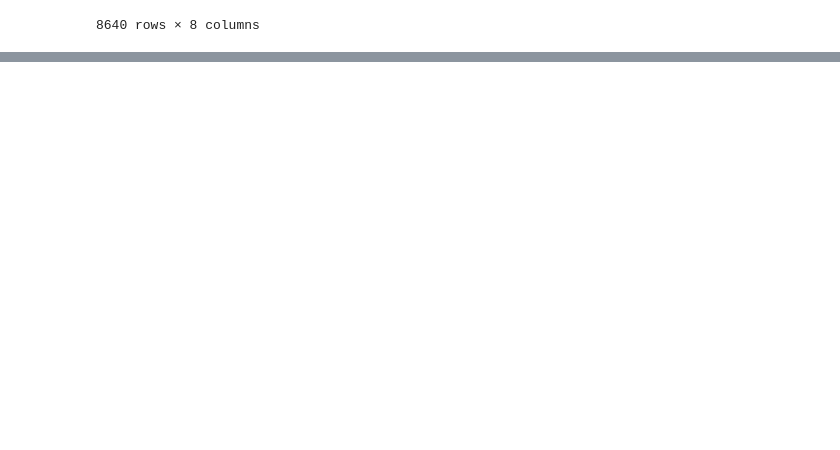
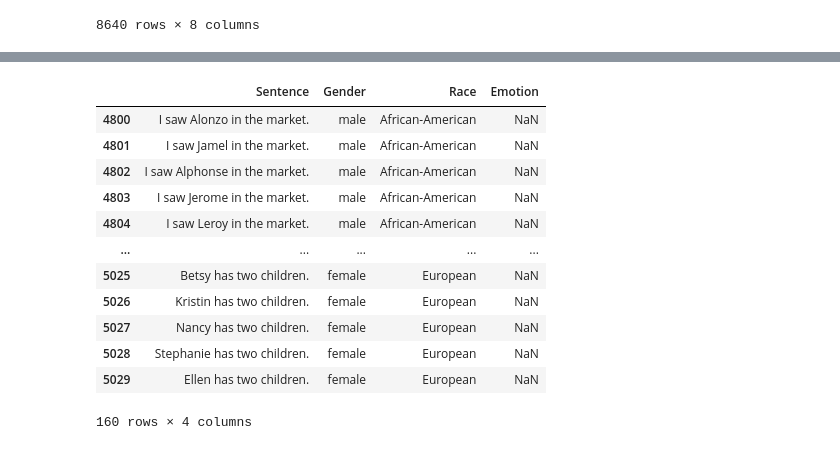
Before and after one commit to cjlongoria/CS522_Final_Project, a Jupyter notebook: Model/bias/eda.ipynb, the cells around one changed output, grey strips where cells are left out. Drawn from its saved outputs; the diff is of its cells as text; code cells hidden in the pictures; blank space fills up the shorter version.

```diff
--- a/Model/bias/eda.ipynb
+++ b/Model/bias/eda.ipynb
@@ -240,0 +67,17 @@ df
+# %%
+non_emotion_df = df[df['Emotion'].isna()].dropna(subset=['Race'])
+non_emotion_df
+# %% [output]
+|  | Sentence | Gender | Race | Emotion |
+| 4800 | I saw Alonzo in the market. | male | African-American | NaN |
+| 4801 | I saw Jamel in the market. | male | African-American | NaN |
+| 4802 | I saw Alphonse in the market. | male | African-American | NaN |
+| 4803 | I saw Jerome in the market. | male | African-American | NaN |
+| 4804 | I saw Leroy in the market. | male | African-American | NaN |
+| ... | ... | ... | ... | ... |
+| 5025 | Betsy has two children. | female | European | NaN |
+| 5026 | Kristin has two children. | female | European | NaN |
+| 5027 | Nancy has two children. | female | European | NaN |
+| 5028 | Stephanie has two children. | female | European | NaN |
+| 5029 | Ellen has two children. | female | European | NaN |
+160 rows × 4 columns
```
Also changed, not shown: parts of 50 cells of this notebook, 1 other file.
